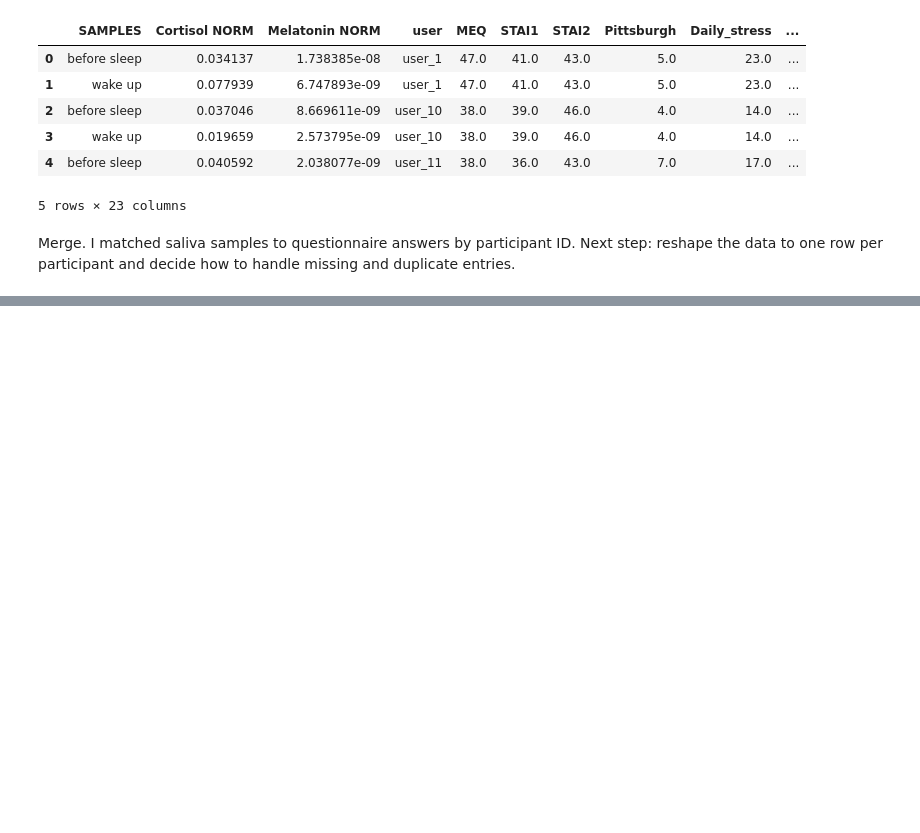
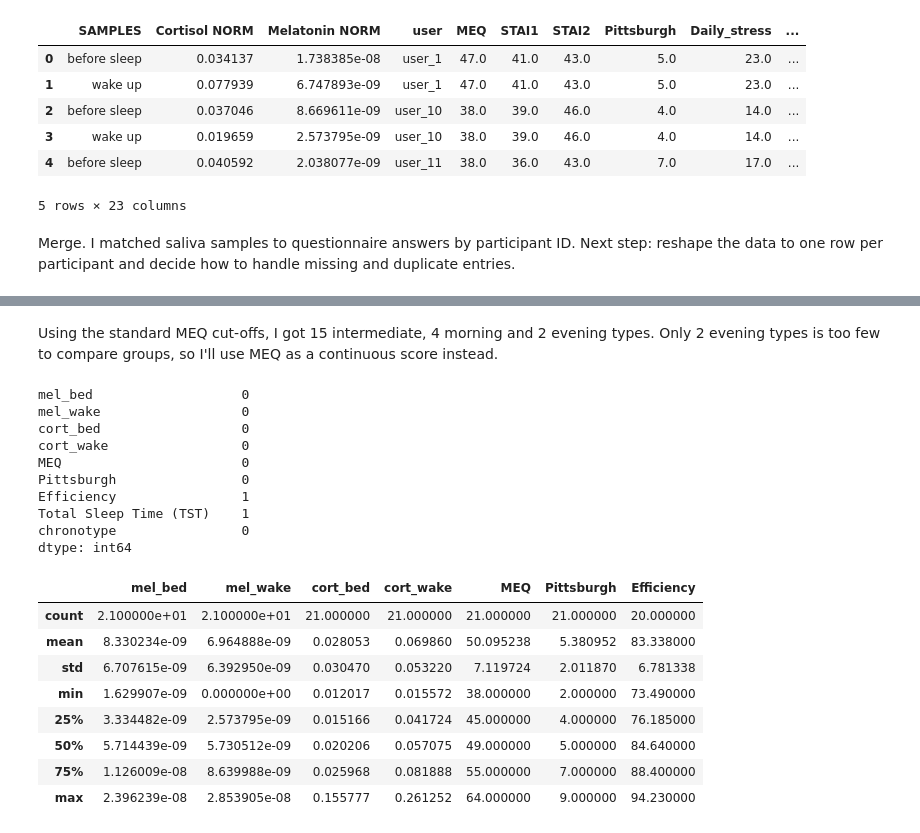
Before and after one commit to alishbakhan21/mmash-sleep-hormones, a Jupyter notebook: 01_load_and_merge.ipynb, the cells around one changed output, grey strips where cells are left out. Drawn from its saved outputs; the diff is of its cells as text; code cells hidden in the pictures; blank space fills up the shorter version.

```diff
--- a/01_load_and_merge.ipynb
+++ b/01_load_and_merge.ipynb
@@ -103,0 +173,4 @@ Merge. I matched saliva samples to questionnaire answers by participant ID. Next
+# %%
+data["chronotype"] = pd.cut(data["MEQ"], bins=[15, 41, 58, 86],
+                            labels=["evening", "intermediate", "morning"])
+data["chronotype"].value_counts()
@@ -103,0 +184,25 @@ Merge. I matched saliva samples to questionnaire answers by participant ID. Next
+# %% [markdown]
+Using the standard MEQ cut-offs, I got 15 intermediate, 4 morning and 2 evening types. Only 2 evening types is too few to compare groups, so I'll use MEQ as a continuous score instead.
+# %%
+print(data.isna().sum())
+data.describe()
+# %% [output]
+mel_bed                   0
+mel_wake                  0
+cort_bed                  0
+cort_wake                 0
+MEQ                       0
+Pittsburgh                0
+Efficiency                1
+Total Sleep Time (TST)    1
+chronotype                0
+dtype: int64
+|  | mel_bed | mel_wake | cort_bed | cort_wake | MEQ | Pittsburgh | Efficiency |
+| count | 2.100000e+01 | 2.100000e+01 | 21.000000 | 21.000000 | 21.000000 | 21.000000 | 20.000000 |
+| mean | 8.330234e-09 | 6.964888e-09 | 0.028053 | 0.069860 | 50.095238 | 5.380952 | 83.338000 |
+| std | 6.707615e-09 | 6.392950e-09 | 0.030470 | 0.053220 | 7.119724 | 2.011870 | 6.781338 |
+| min | 1.629907e-09 | 0.000000e+00 | 0.012017 | 0.015572 | 38.000000 | 2.000000 | 73.490000 |
+| 25% | 3.334482e-09 | 2.573795e-09 | 0.015166 | 0.041724 | 45.000000 | 4.000000 | 76.185000 |
+| 50% | 5.714439e-09 | 5.730512e-09 | 0.020206 | 0.057075 | 49.000000 | 5.000000 | 84.640000 |
+| 75% | 1.126009e-08 | 8.639988e-09 | 0.025968 | 0.081888 | 55.000000 | 7.000000 | 88.400000 |
+| max | 2.396239e-08 | 2.853905e-08 | 0.155777 | 0.261252 | 64.000000 | 9.000000 | 94.230000 |
```
Also changed, not shown: parts of 13 cells of this notebook.
